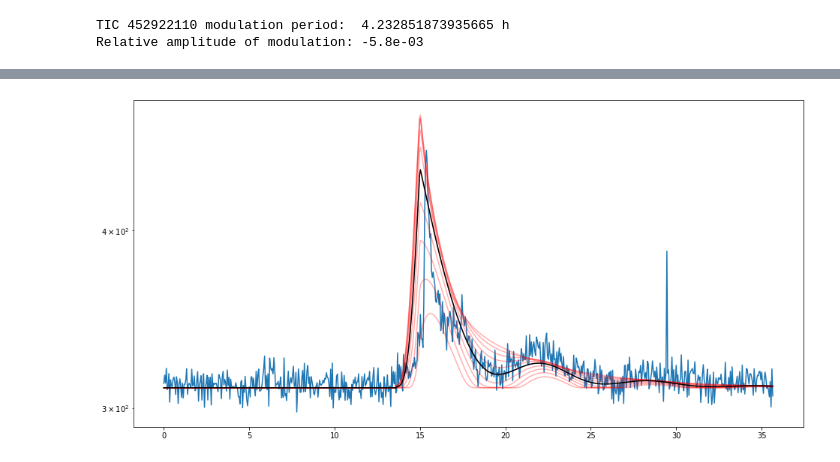
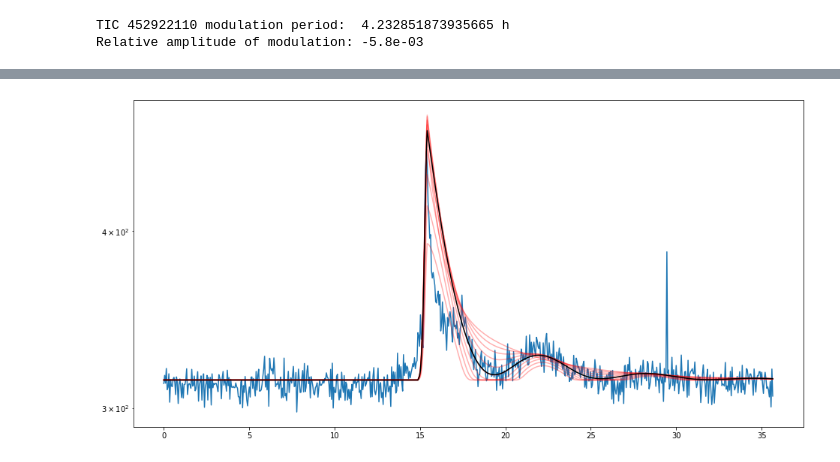
Before and after one commit to ekaterinailin/MalachiteMountains, a Jupyter notebook: analysis/notebooks/NB42_Model_fit_to_Real_Data.ipynb, the cells around one changed output, grey strips where cells are left out. Saved outputs shown, nothing was run; the diff lists cells and outputs as text; code cells hidden in the pictures.

```diff
--- a/analysis/notebooks/NB42_Model_fit_to_Real_Data.ipynb
+++ b/analysis/notebooks/NB42_Model_fit_to_Real_Data.ipynb
@@ -105,7 +106,7 @@ flux_err = np.nanmean(flcd.detrended_flux_err)
 # Find the median flux in the chosen light curve range
 # by clipping outliers iteratively
 flcd = flcd[choice]
-median = np.nanmean(find_iterative_median(flcd).it_med) -4
+median = np.nanmean(find_iterative_median(flcd).it_med)
 
 
 # Convert time array to rotation phase array
@@ -125,7 +126,7 @@ Relative amplitude of modulation: -5.8e-03
 cf = pd.DataFrame({"phi":phi,"flux":flux, "t":t,
               "flux_err":flux_err, "median_":median})
 cff = cf#f#.groupby(pd.cut(cf.phi, 900)).apply(np.mean)
-cff = cff[(cff.phi<2.43*2*np.pi) |(cff.phi>2.55*2*np.pi)]
+# cff = cff[(cff.phi<2.43*2*np.pi) |(cff.phi>2.55*2*np.pi)]
 plt.figure(figsize=(12,6))
 plt.plot(cf.phi/(2*np.pi), cf.flux,color="grey")
 plt.errorbar(cff.phi/(2*np.pi), cff.flux, yerr=cff.flux_err, color="r", alpha=.9)
@@ -166,51 +165,52 @@ tstamp
 # When fitting more than one flare, do one flare first, then the next etc.
 
 # Flare peak time
-phi_a =15.
+phi_a =15.4
 
 # Active region latitude
-theta_a = 65.2959564620278 / 180 * np.pi
+theta_a = 55.2959564620278 / 180 * np.pi
 
 # Flare amplitude
-a = .62553675464244
+a = .602553675464244
 
 # 2*FWHM of flare
-fwhm = 2.8
+fwhm1 = .5
+fwhm2 = 1.3
 
 
-phi0 =-2.6
+phi0 =-2.7
 
 
 Fth = calculate_specific_flare_flux("TESS", flaret=1e4)
 #---------------------------------------
 # Flare peak time
 phi_a2 =17.5
 
 # Flare amplitude
 a2 = .16553675464244
 
 # 2*FWHM of flare
-fwhm2 = 2.6
+#fwhm2 = 2.6
 
 #-----------------------------------------
 #plt.plot(phi,flux)
 radius = calculate_angular_radius(Fth, a, qlum, R,)
 #theta_a, i_mu, phi_a, radius
 
 plt.figure(figsize=(16,8))
 plt.plot(cff.phi,cff.flux)
 for i in np.linspace(0,np.pi/2,10):
-    plt.plot(phi, full_model(phi_a, theta_a, a, fwhm, i, phi0=phi0,
+    plt.plot(phi, full_model(phi_a, theta_a, a, fwhm1, fwhm2, i, phi0=phi0,
                phi=phi, num_pts=50, qlum=qlum,
                Fth=Fth, R=R, median=median), c="r", alpha=.31,)
-plt.plot(phi, full_model(phi_a, theta_a, a, fwhm, i_mu, phi0=phi0,
+plt.plot(phi, full_model(phi_a, theta_a, a, fwhm1, fwhm2, i_mu, phi0=phi0,
            phi=phi, num_pts=50, qlum=qlum,
            Fth=Fth, R=R, median=median), c="k", alpha=1,);
 
 #plt.ylim(300,460)
 plt.yscale("log")
 # %% [output]
-[figure, old version]
+[figure, new version]
 # %%
 # Choose model:
 log_prob = "log_probability"#_2flares"
```
Also changed, not shown: parts of 6 cells of this notebook, 4 other files.
